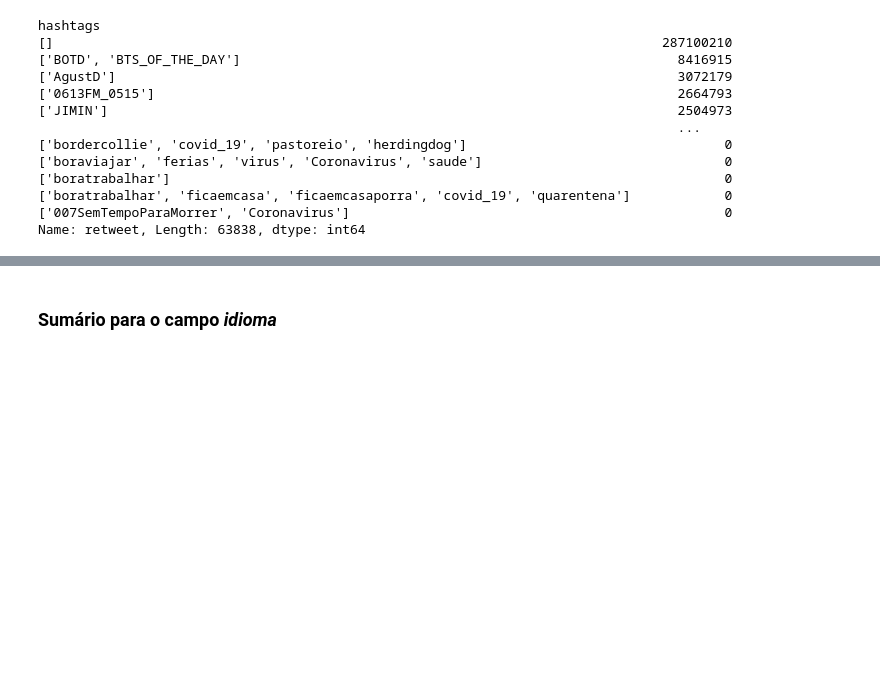
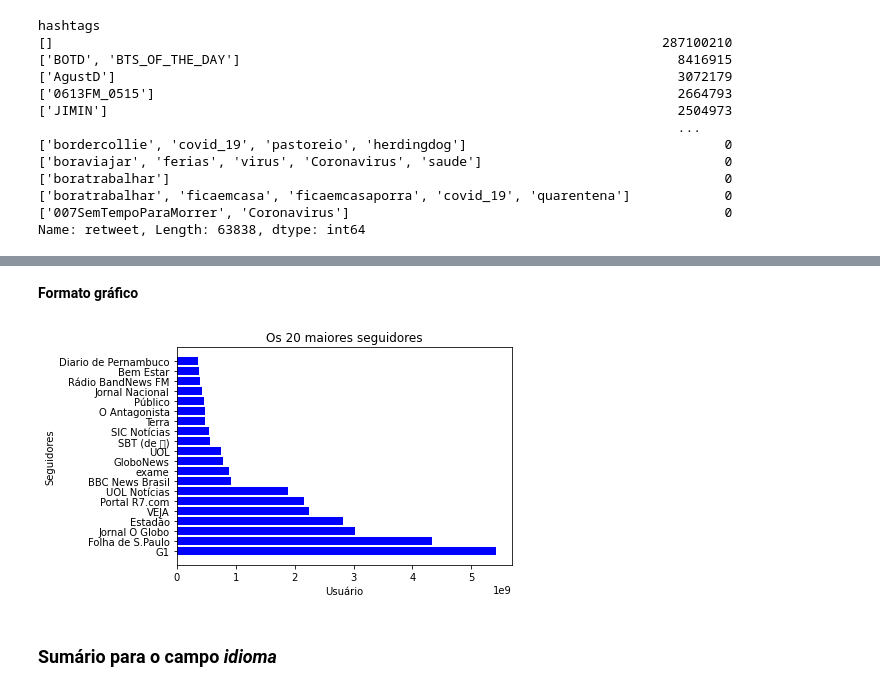
Before and after one commit to ednux/data-science-twitters-covid, a Jupyter notebook: main.ipynb, the cells around one changed output, grey strips where cells are left out. Cells and saved outputs as stored; diff of their text form; code cells hidden in the pictures; blank space fills up the shorter version.

Commit message:
Sumario para o campo seguidores

```diff
--- a/main.ipynb
+++ b/main.ipynb
@@ -452,0 +485,4 @@ Name: retweet, Length: 63838, dtype: int64
+# %%
+top = dataset.groupby('usuario').seguidores.sum().reset_index().rename(columns={'index': 'usuario', 'seguidores': 'seguidores'})
+
+top_20 = top.sort_values(ascending=False, by='seguidores')[:20]
@@ -453,3 +517,13 @@ Name: retweet, Length: 63838, dtype: int64
+# %% [markdown]
+**Formato gráfico**
+# %%
+plt.barh(top_20.usuario, top_20.seguidores, color='blue')
+plt.ylabel('Seguidores')
+plt.xlabel('Usuário')
+plt.title('Os 20 maiores seguidores')
+plt.show()
+# %% [output]
+[figure, added]
 # %% [markdown]
 ### Sumário para o campo *idioma*
 # %% [markdown]
```
Also changed, not shown: parts of 9 cells of this notebook.
